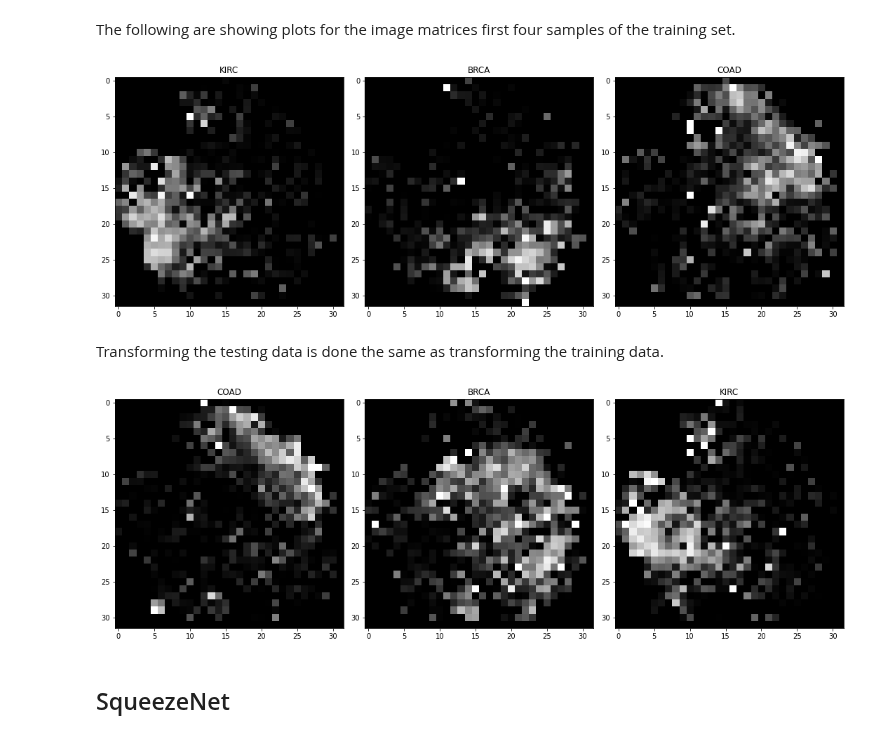
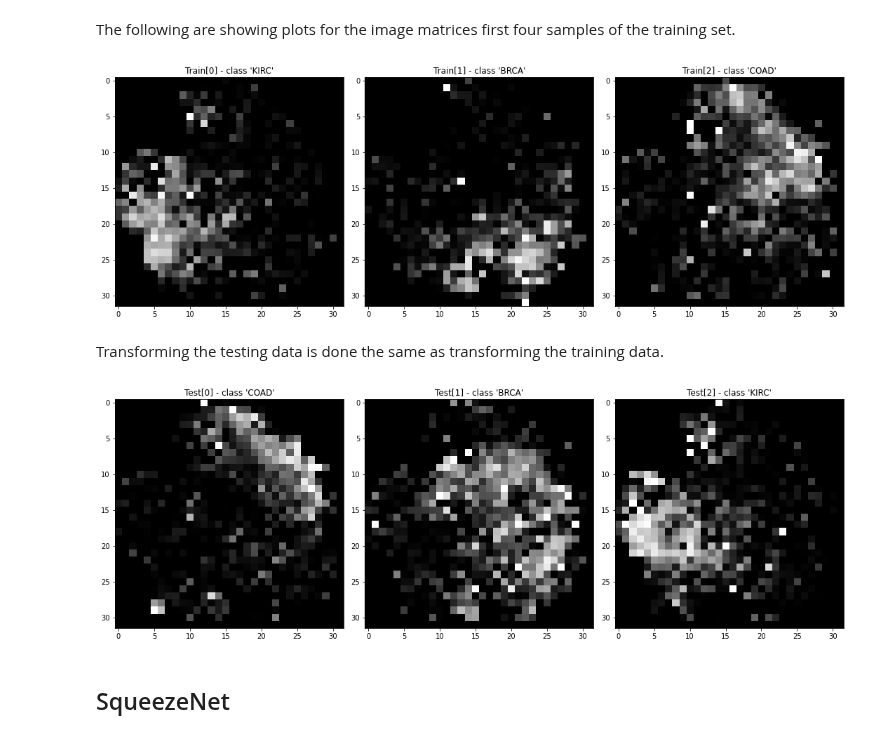
Before and after one commit to autogluon/autogluon, a Jupyter notebook: examples/pytorch_squeezenet.ipynb, the cells around one changed output. Drawn from its saved outputs; the diff is of its cells as text; code cells hidden in the pictures.

```diff
--- a/examples/pytorch_squeezenet.ipynb
+++ b/examples/pytorch_squeezenet.ipynb
@@ -73,11 +74,11 @@ of the training set.
 # %%
 fig, ax = plt.subplots(1, 3, figsize=(15, 5))
 for i in range(0,3):
     ax[i].imshow(X_train_img[i])
-    ax[i].title.set_text(y_train[i])
+    ax[i].title.set_text("Train[{}] - class '{}'".format(i, y_train[i]))
 plt.tight_layout()
 # %% [output]
-[figure, old version]
+[figure, new version]
 # %% [markdown]
 Transforming the testing data is done the same as transforming the
 training data.
@@ -87,10 +88,10 @@ X_test_img = it.transform(X_test_norm)
 fig, ax = plt.subplots(1, 3, figsize=(15, 5))
 for i in range(0,3):
     ax[i].imshow(X_test_img[i])
-    ax[i].title.set_text(y_test[i])
+    ax[i].title.set_text("Test[{}] - class '{}'".format(i, y_test[i]))
 plt.tight_layout()
 # %% [output]
-[figure, old version]
+[figure, new version]
 # %% [markdown]
 ## SqueezeNet
 # %%
```
Also changed, not shown: parts of 3 cells of this notebook, 9 other files.
